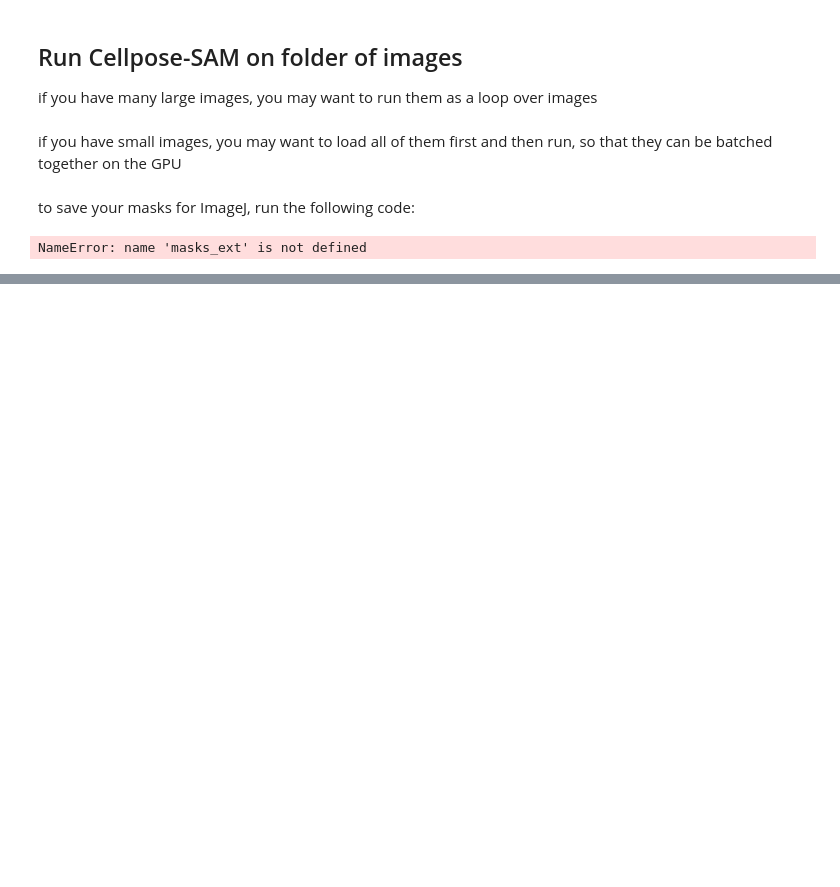
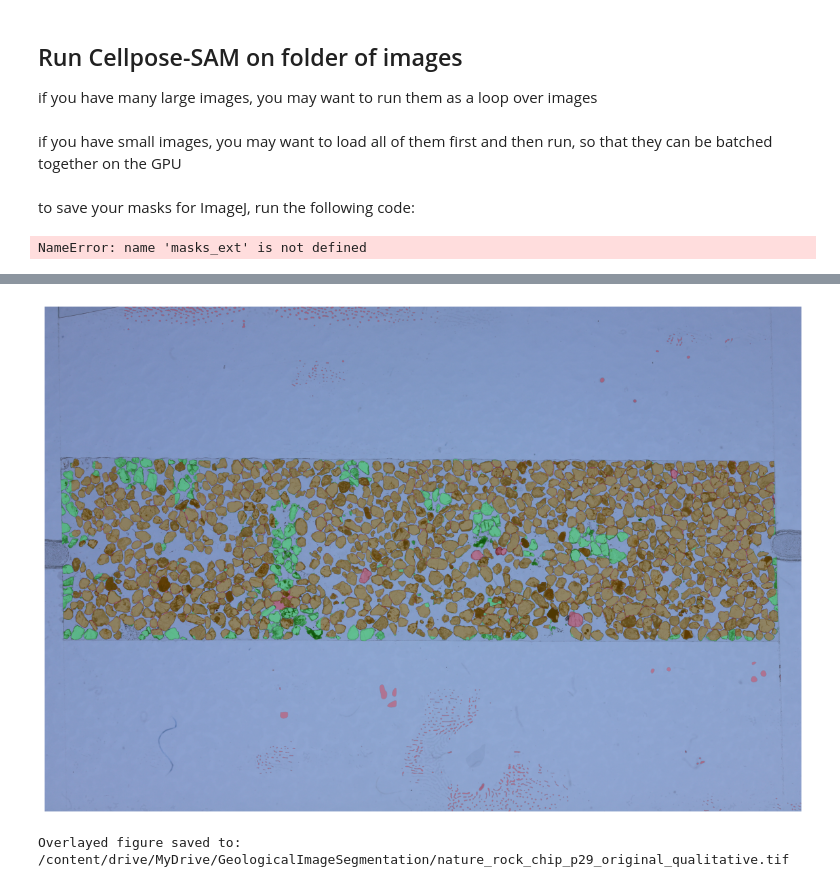
Before and after one commit to MuhammedKocakKIT/cellpose, a Jupyter notebook: notebooks/run_Cellpose-SAM.ipynb, the cells around one changed output, grey strips where cells are left out. Drawn from its saved outputs; the diff is of its cells as text; code cells hidden in the pictures; blank space fills up the shorter version.

```diff
--- a/notebooks/run_Cellpose-SAM.ipynb
+++ b/notebooks/run_Cellpose-SAM.ipynb
@@ -234,0 +427,44 @@ NameError: name 'masks_ext' is not defined
+# %%
+import matplotlib.pyplot as plt
+import numpy as np
+
+# Create a Matplotlib figure and axes, matching the aspect ratio of the original image
+fig, ax = plt.subplots(figsize=(15, 10)) # Adjusted figsize to match img aspect ratio (6240/4160 = 1.5)
+
+# Display the original img
+ax.imshow(img)
+
+# Create an RGBA overlay for the binary ground truth mask
+gt_overlay_rgba = np.zeros((*img.shape[:2], 4), dtype=np.float32)
+alpha_gt = 0.3  # Transparency for ground truth mask
+gt_overlay_rgba[binary_ground_truth_mask == 1, 1] = 1.0  # Green channel
+gt_overlay_rgba[binary_ground_truth_mask == 1, 3] = alpha_gt  # Alpha channel
+ax.imshow(gt_overlay_rgba)
+
+# Create an RGBA overlay for the binary Cellpose-SAM mask
+cpsam_overlay_rgba = np.zeros((*img.shape[:2], 4), dtype=np.float32)
+alpha_cpsam = 0.3  # Transparency for Cellpose-SAM mask
+cpsam_overlay_rgba[binary_cellpose_sam_mask == 1, 0] = 1.0  # Red channel
+cpsam_overlay_rgba[binary_cellpose_sam_mask == 1, 3] = alpha_cpsam  # Alpha channel
+ax.imshow(cpsam_overlay_rgba)
+
+# Remove the title and turn off axes for a cleaner visualization
+ax.set_title('')
+ax.axis('off')
+
+# Calculate DPI to match original image resolution
+# Original image dimensions: img.shape[1] (width), img.shape[0] (height)
+# Figure size: 15 inches (width), 10 inches (height)
+dpi = img.shape[1] / 15 # or img.shape[0] / 10
+
+# Save the figure as a TIFF image with the calculated DPI
+output_filename = files[0].stem + '_qualitative.tif'
+output_path = dir / output_filename
+plt.savefig(output_path, dpi=dpi, bbox_inches='tight', pad_inches=0)
+
+# Display the plot
+plt.show()
+print(f"Overlayed figure saved to: {output_path}")
+# %% [output]
+[figure, added]
+Overlayed figure saved to: /content/drive/MyDrive/GeologicalImageSegmentation/nature_rock_chip_p29_original_qualitative.tif
```
Also changed, not shown: parts of 23 cells of this notebook.
